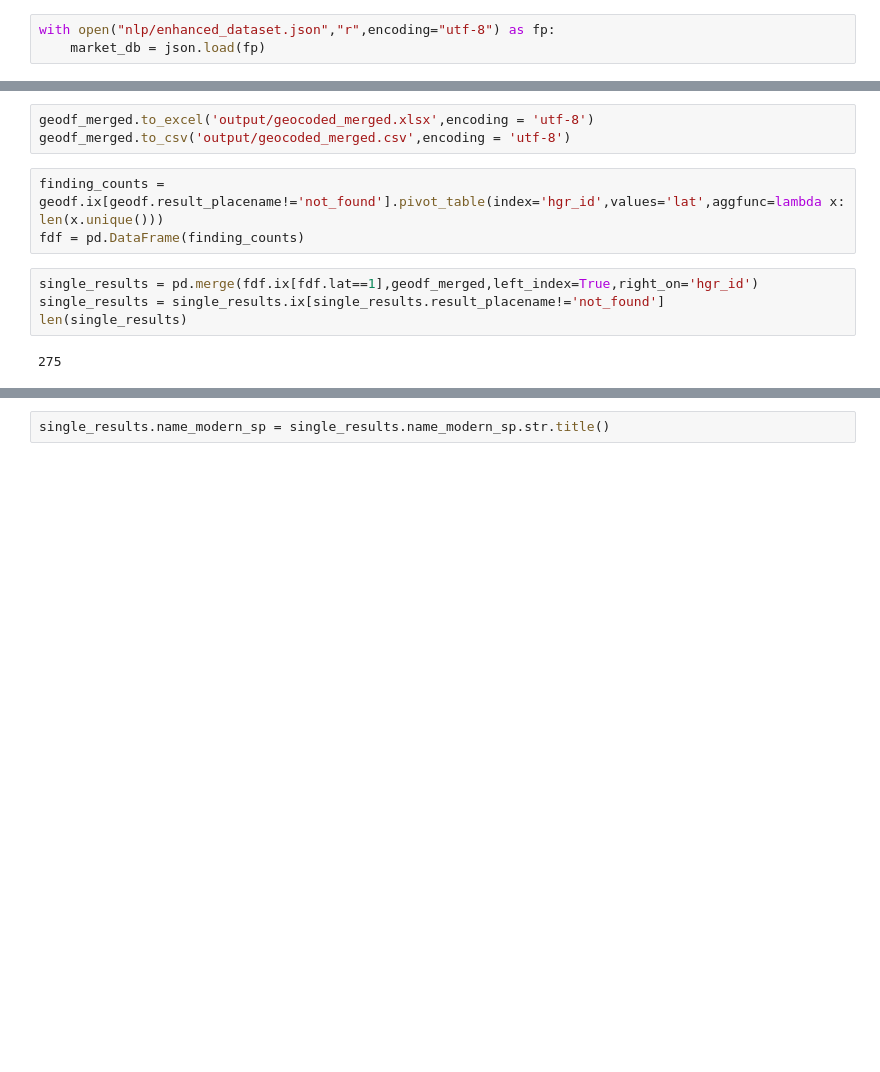
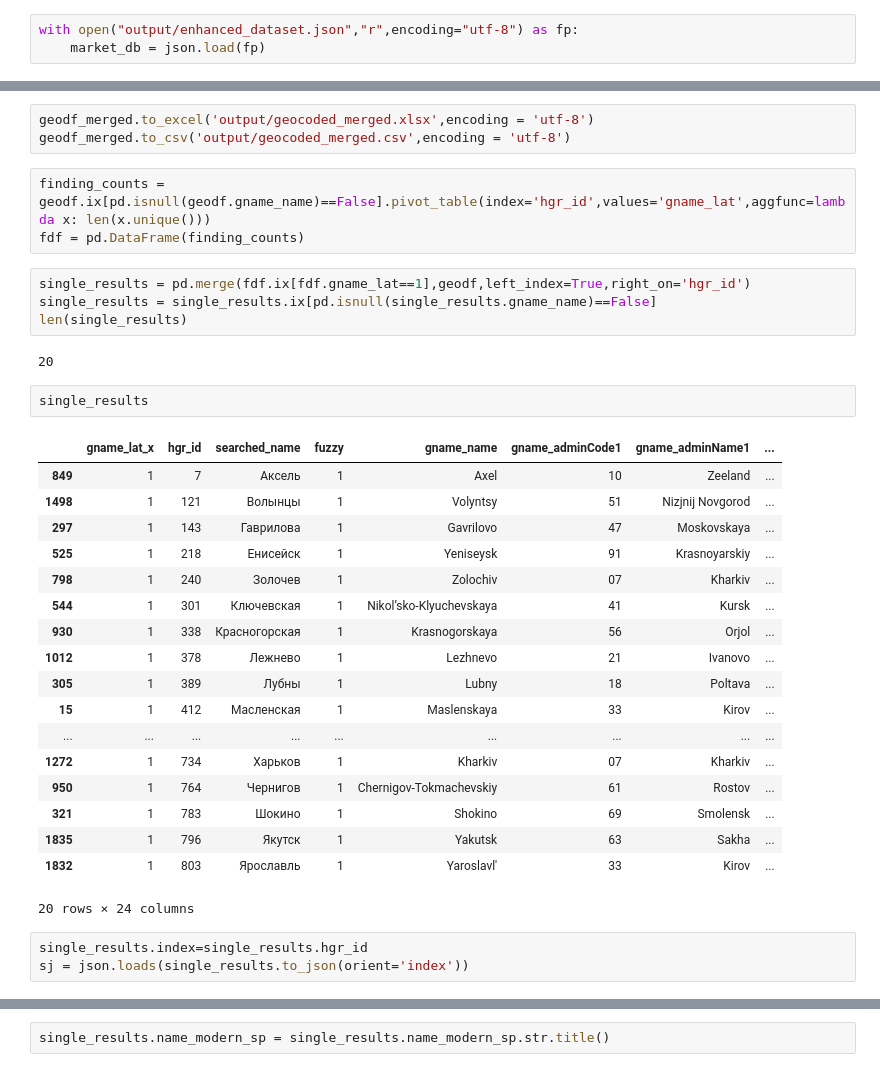
Before and after one commit to jaguillette/fungHGR, a Jupyter notebook: 01b_geocoding_enhanced.ipynb, the cells around one changed output, grey strips where cells are left out. Saved outputs shown, nothing was run; the diff lists cells and outputs as text; blank space fills up the shorter version.

```diff
--- a/01b_geocoding_enhanced.ipynb
+++ b/01b_geocoding_enhanced.ipynb
@@ -8,7 +8,7 @@ import pandas as pd
 import numpy as np
 import requests, re, json, os, time
 # %%
-with open("nlp/enhanced_dataset.json","r",encoding="utf-8") as fp:
+with open("output/enhanced_dataset.json","r",encoding="utf-8") as fp:
     market_db = json.load(fp)
 # %%
 import os
@@ -238,11 +238,35 @@ geodf_merged['lc_translit'] = geodf_merged.name_modern_sp.apply(lambda text: tra
 geodf_merged.to_excel('output/geocoded_merged.xlsx',encoding = 'utf-8')
 geodf_merged.to_csv('output/geocoded_merged.csv',encoding = 'utf-8')
 # %%
-finding_counts = geodf.ix[geodf.result_placename!='not_found'].pivot_table(index='hgr_id',values='lat',aggfunc=lambda x: len(x.unique()))
+finding_counts = geodf.ix[pd.isnull(geodf.gname_name)==False].pivot_table(index='hgr_id',values='gname_lat',aggfunc=lambda x: len(x.unique()))
 fdf = pd.DataFrame(finding_counts)
 # %%
-single_results = pd.merge(fdf.ix[fdf.lat==1],geodf_merged,left_index=True,right_on='hgr_id')
-single_results = single_results.ix[single_results.result_placename!='not_found']
+single_results = pd.merge(fdf.ix[fdf.gname_lat==1],geodf,left_index=True,right_on='hgr_id')
+single_results = single_results.ix[pd.isnull(single_results.gname_name)==False]
 len(single_results)
 # %% [output]
-275
+20
+# %%
+single_results
+# %% [output]
+|  | gname_lat_x | hgr_id | searched_name | fuzzy | gname_name | gname_adminCode1 | gname_adminName1 | ... |
+| 849 | 1 | 7 | Аксель | 1 | Axel | 10 | Zeeland | ... |
+| 1498 | 1 | 121 | Волынцы | 1 | Volyntsy | 51 | Nizjnij Novgorod | ... |
+| 297 | 1 | 143 | Гаврилова | 1 | Gavrilovo | 47 | Moskovskaya | ... |
+| 525 | 1 | 218 | Енисейск | 1 | Yeniseysk | 91 | Krasnoyarskiy | ... |
+| 798 | 1 | 240 | Золочев | 1 | Zolochiv | 07 | Kharkiv | ... |
+| 544 | 1 | 301 | Ключевская | 1 | Nikol’sko-Klyuchevskaya | 41 | Kursk | ... |
+| 930 | 1 | 338 | Красногорская | 1 | Krasnogorskaya | 56 | Orjol | ... |
+| 1012 | 1 | 378 | Лежнево | 1 | Lezhnevo | 21 | Ivanovo | ... |
+| 305 | 1 | 389 | Лубны | 1 | Lubny | 18 | Poltava | ... |
+| 15 | 1 | 412 | Масленская | 1 | Maslenskaya | 33 | Kirov | ... |
+| ... | ... | ... | ... | ... | ... | ... | ... | ... |
+| 1272 | 1 | 734 | Харьков | 1 | Kharkiv | 07 | Kharkiv | ... |
+| 950 | 1 | 764 | Чернигов | 1 | Chernigov-Tokmachevskiy | 61 | Rostov | ... |
+| 321 | 1 | 783 | Шокино | 1 | Shokino | 69 | Smolensk | ... |
+| 1835 | 1 | 796 | Якутск | 1 | Yakutsk | 63 | Sakha | ... |
+| 1832 | 1 | 803 | Ярославль | 1 | Yaroslavl' | 33 | Kirov | ... |
+20 rows × 24 columns
+# %%
+single_results.index=single_results.hgr_id
+sj = json.loads(single_results.to_json(orient='index'))
```
Also changed, not shown: parts of 6 cells of this notebook, 48 other files.
